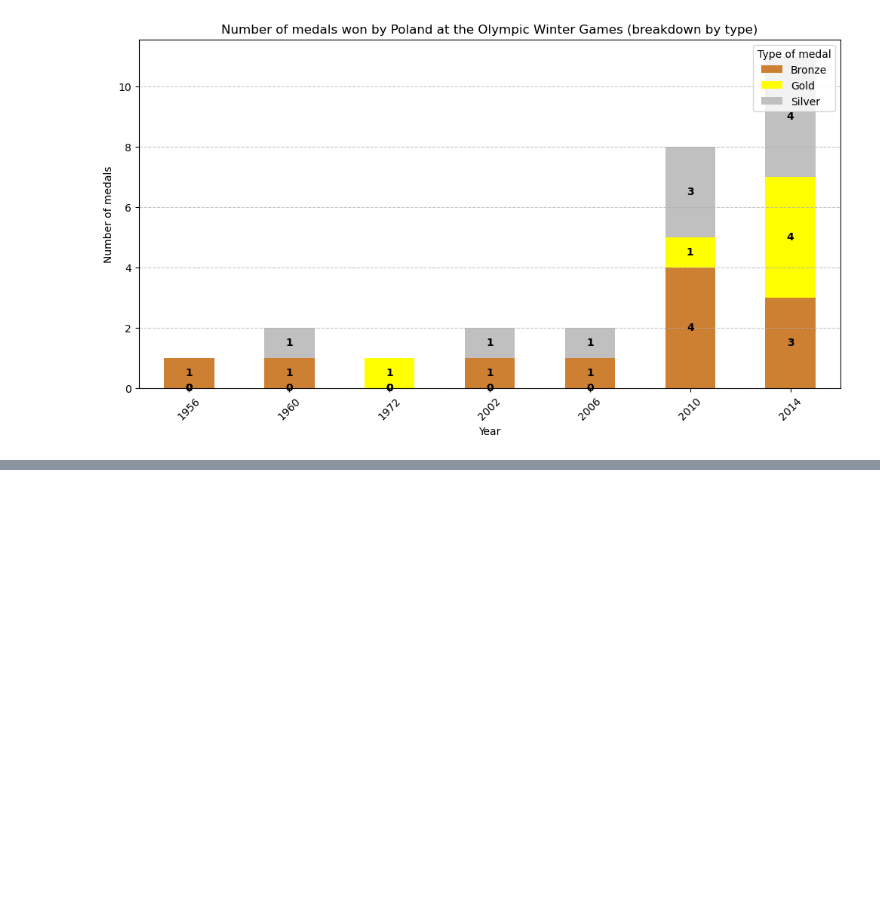
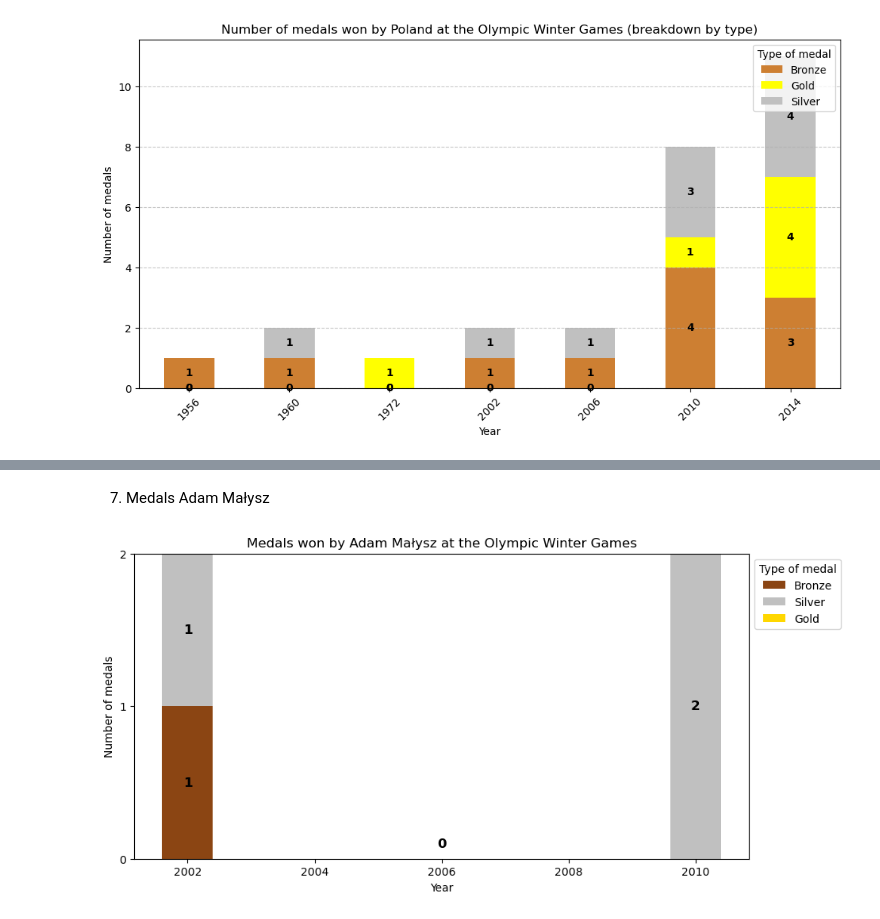
Before and after one commit to mrmateuszcieslak/WinterOlympicGames, a Jupyter notebook: Winter Olympics Games 1924-2014 Analysis Data.ipynb, the cells around one changed output, grey strips where cells are left out. Saved outputs shown, nothing was run; the diff lists cells and outputs as text; code cells hidden in the pictures; blank space fills up the shorter version.

```diff
--- a/Winter Olympics Games 1924-2014 Analysis Data.ipynb
+++ b/Winter Olympics Games 1924-2014 Analysis Data.ipynb
@@ -148,0 +122,68 @@ NameError: name 'df' is not defined
+# %% [markdown]
+7. Medals Adam Małysz
+# %%
+# Filtrowanie danych pod kątem Adama Małysza
+malysz_medals_l = df[df['Athlete'].str.contains("MALYSZ", case=False, na=False)]
+
+# Przygotowanie danych do wykresu
+years = malysz_medals_l["Year"].unique()
+medal_types = ["Gold", "Silver", "Bronze"]
+medal_counts = {year: {medal: 0 for medal in medal_types} for year in years}
+
+# Zliczanie medali dla każdego roku
+for _, row in malysz_medals_l.iterrows():
+    medal_counts[row["Year"]][row["Medal"]] += 1
+
+# Dodanie roku 2006 z zerowymi wartościami do danych
+if 2006 not in years:
+    years = np.append(years, 2006)
+    medal_counts[2006] = {medal: 0 for medal in medal_types}
+
+# Posortowanie lat
+years_sorted = sorted(medal_counts.keys())
+gold_counts = [medal_counts[year]["Gold"] for year in years_sorted]
+silver_counts = [medal_counts[year]["Silver"] for year in years_sorted]
+bronze_counts = [medal_counts[year]["Bronze"] for year in years_sorted]
+
+# Usunięcie lat 2004 i 2008
+years_filtered = [year for year in years_sorted if year not in [2004, 2008]]
+gold_filtered = [gold_counts[i] for i, year in enumerate(years_sorted) if year not in [2004, 2008]]
+silver_filtered = [silver_counts[i] for i, year in enumerate(years_sorted) if year not in [2004, 2008]]
+bronze_filtered = [bronze_counts[i] for i, year in enumerate(years_sorted) if year not in [2004, 2008]]
+
+# Stworzenie wykresu słupkowego
+# Stworzenie wykresu słupkowego z poprawioną etykietą dla brązowego medalu
+fig, ax = plt.subplots(figsize=(10, 5))
+
+# Rysowanie słupków
+bars_bronze = ax.bar(years_filtered, bronze_filtered, color="saddlebrown", label="Bronze")
+bars_silver = ax.bar(years_filtered, silver_filtered, bottom=bronze_filtered, color="silver", label="Silver")
+bars_gold = ax.bar(years_filtered, gold_filtered, bottom=np.array(bronze_filtered) + np.array(silver_filtered), color="gold", label="Gold")
+
+# Dodanie etykiet liczbowych na słupkach
+for bars in [bars_bronze, bars_silver, bars_gold]:
+    for bar in bars:
+        height = bar.get_height()
+        if height > 0:
+            y_position = bar.get_y() + height / 2  # Standardowe wyśrodkowanie etykiety
+            if bar in bars_bronze and height == 1:  # Upewnienie się, że etykieta dla brązowego medalu pozostaje na środku
+                y_position = bar.get_y() + height / 2  # Dokładne wyśrodkowanie w obrębie brązowego słupka
+            ax.text(bar.get_x() + bar.get_width() / 2, y_position, str(int(height)),
+                    ha='center', va='center', fontsize=12, fontweight='bold', color='black')
+
+# Dodanie wartości 0 dla roku 2006
+ax.text(2006, 0.1, '0', ha='center', va='center', fontsize=12, fontweight='bold', color='black')
+
+# Ustawienia wykresu
+ax.set_xlabel("Year")
+ax.set_ylabel("Number of medals")
+ax.set_title("Medals won by Adam Małysz at the Olympic Winter Games")
+ax.yaxis.get_major_locator().set_params(integer=True)  # Ustawienie osi Y na liczby całkowite
+
+# Przeniesienie legendy poza wykres
+ax.legend(title="Type of medal", loc='upper left', bbox_to_anchor=(1, 1))
+
+# Wyświetlenie wykresu
+plt.show()
+# %% [output]
+[figure, added]
```
Also changed, not shown: parts of 1 cell of this notebook.
